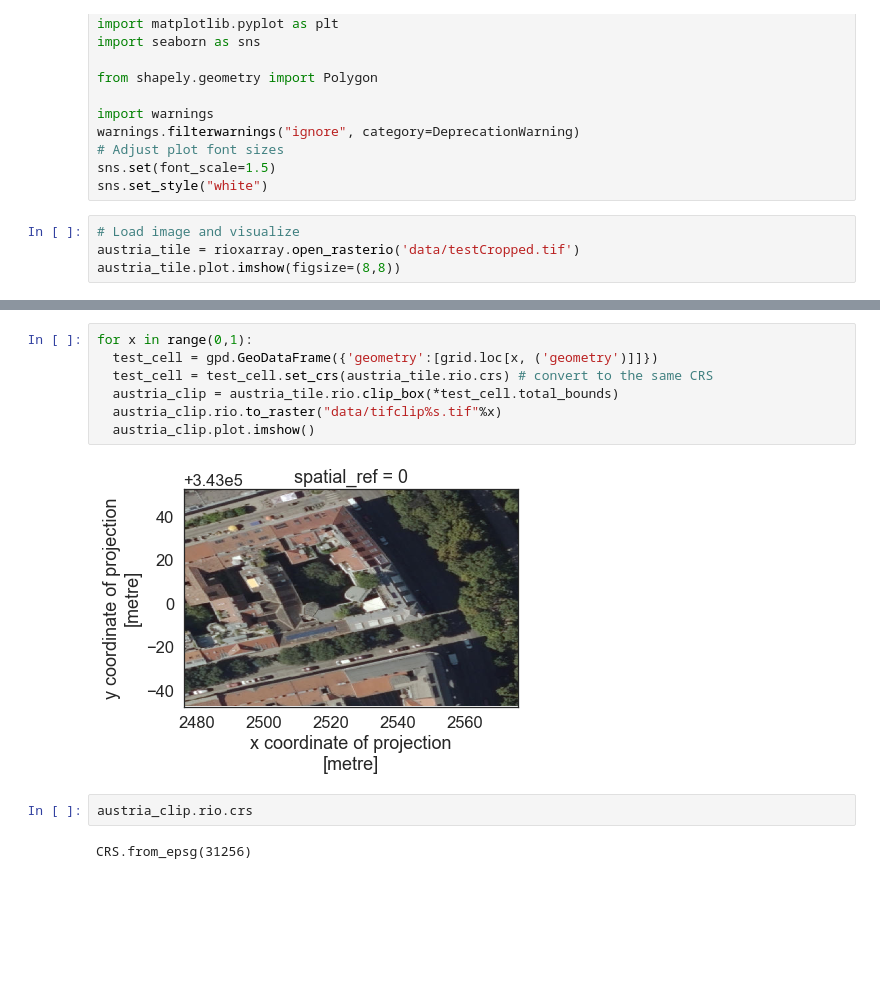
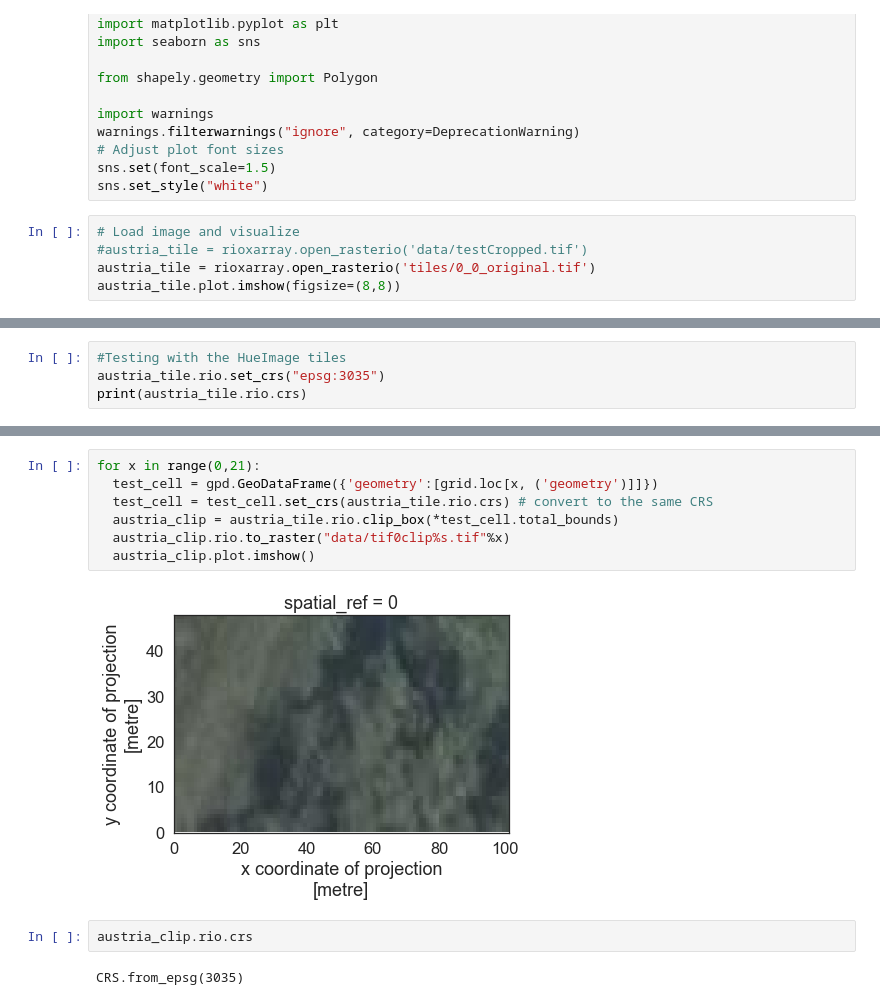
Before and after one commit to JhonnCarvajal/TU-InstituteofTransportSciences, a Jupyter notebook: TifClipper.ipynb, the cells around one changed output, grey strips where cells are left out. Drawn from its saved outputs; the diff is of its cells as text; blank space fills up the shorter version.

```diff
--- a/TifClipper.ipynb
+++ b/TifClipper.ipynb
@@ -14,7 +14,8 @@ sns.set(font_scale=1.5)
 sns.set_style("white")
 # %%
 # Load image and visualize
-austria_tile = rioxarray.open_rasterio('data/testCropped.tif')
+#austria_tile = rioxarray.open_rasterio('data/testCropped.tif')
+austria_tile = rioxarray.open_rasterio('tiles/0_0_original.tif')
 austria_tile.plot.imshow(figsize=(8,8))
 # %% [output]
 <matplotlib.image.AxesImage at 0x...>
@@ -21,0 +23,4 @@ austria_tile.plot.imshow(figsize=(8,8))
+# %%
+#Testing with the HueImage tiles
+austria_tile.rio.set_crs("epsg:3035")
+print(austria_tile.rio.crs)
@@ -58,13 +66,13 @@ plt.show()
 # %%
-for x in range(0,1):
+for x in range(0,21):
   test_cell = gpd.GeoDataFrame({'geometry':[grid.loc[x, ('geometry')]]})
   test_cell = test_cell.set_crs(austria_tile.rio.crs) # convert to the same CRS
   austria_clip = austria_tile.rio.clip_box(*test_cell.total_bounds)
-  austria_clip.rio.to_raster("data/tifclip%s.tif"%x)
+  austria_clip.rio.to_raster("data/tif0clip%s.tif"%x)
   austria_clip.plot.imshow()
 # %% [output]
-[figure, old version]
+[figure, new version]
 # %%
 austria_clip.rio.crs
 # %% [output]
-CRS.from_epsg(31256)
+CRS.from_epsg(3035)
```
Also changed, not shown: parts of 4 cells of this notebook, 4 other files.
